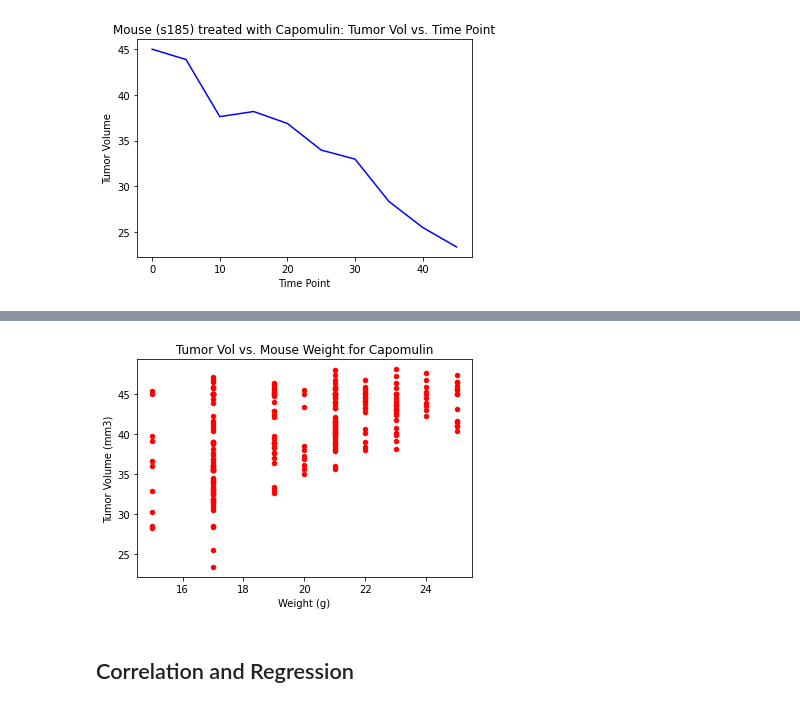
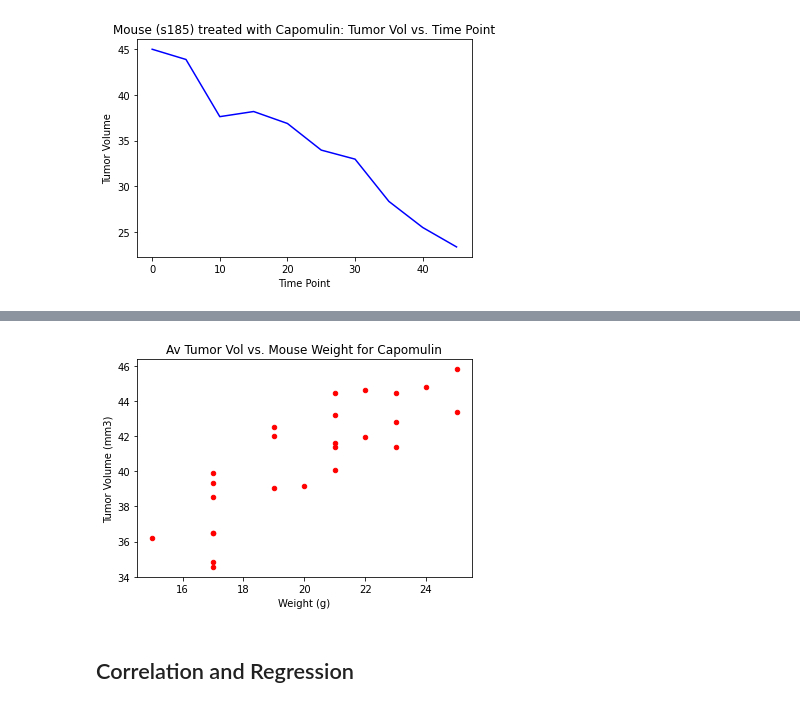
Before and after one commit to NathanJPotter/Matplotlib-challenge-np, a Jupyter notebook: Pymaceuticals/pymaceuticals_starter.ipynb, the cells around one changed output, grey strips where cells are left out. Drawn from its saved outputs; the diff is of its cells as text; code cells hidden in the pictures.

Commit message:
Scatter plot of av tumor vol vs. mouse weight
I've produced the right plot. I just need to fix up labelling, etc.

```diff
--- a/Pymaceuticals/pymaceuticals_starter.ipynb
+++ b/Pymaceuticals/pymaceuticals_starter.ipynb
@@ -403,3 +403,11 @@ mouse_s185_df.plot(kind="line", x="Timepoint", y="Tumor Volume (mm3)", color='b'
                                                   legend="", xlabel="Time Point", ylabel="Tumor Volume");
 # %% [output]
 [figure]
+# %%
+# Generate a scatter plot of average tumor volume vs. mouse weight for the Capomulin regimen
+
+Capomulin_data_df
+
+Capomulin_avtumor_data_df = Capomulin_data_df.groupby("Mouse ID")
+
+Capomulin_avtumor_data_df.mean()
@@ -405,0 +433,5 @@ mouse_s185_df.plot(kind="line", x="Timepoint", y="Tumor Volume (mm3)", color='b'
+# %%
+# Set Capomulin_avtumor_data_df.mean() as a DataFrame
+
+Capomulin_mean_avtumor_df = pd.DataFrame(Capomulin_avtumor_data_df.mean())
+Capomulin_mean_avtumor_df
@@ -405,0 +457,7 @@ mouse_s185_df.plot(kind="line", x="Timepoint", y="Tumor Volume (mm3)", color='b'
+# %%
+#[my check] mouse weight index
+
+mouse_weight_index_df = Capomulin_mean_avtumor_df.set_index('Weight (g)')
+mouse_weight_index_df
+
+mouse_weight_reset_df = mouse_weight_index_df.reset_index()
@@ -405,0 +483,3 @@ mouse_s185_df.plot(kind="line", x="Timepoint", y="Tumor Volume (mm3)", color='b'
+# %%
+mouse_weight_reset_df = mouse_weight_index_df.reset_index()
+mouse_weight_reset_df
@@ -406,13 +504,9 @@ mouse_s185_df.plot(kind="line", x="Timepoint", y="Tumor Volume (mm3)", color='b'
 # %%
-# Generate a scatter plot of average tumor volume vs. mouse weight for the Capomulin regimen
-
-Capomulin_data_df
-
-Capomulin_data_df.plot(kind="scatter", x="Weight (g)", y="Tumor Volume (mm3)", color='r',
-                       title="Tumor Vol vs. Mouse Weight for Capomulin", legend="", xlabel="Mouse Weight",
-                       ylabel="Tumor Volume");
+mouse_weight_reset_df.plot(kind="scatter", x="Weight (g)", y="Tumor Volume (mm3)", color='r',
+                       title="Av Tumor Vol vs. Mouse Weight for Capomulin", legend="", xlabel="Mouse Weight",
+                       ylabel="Av Tumor Volume");
 # %% [output]
-[figure, old version]
+[figure, new version]
 # %% [markdown]
 ## Correlation and Regression
 # %%
```
Also changed, not shown: parts of 4 cells of this notebook.
